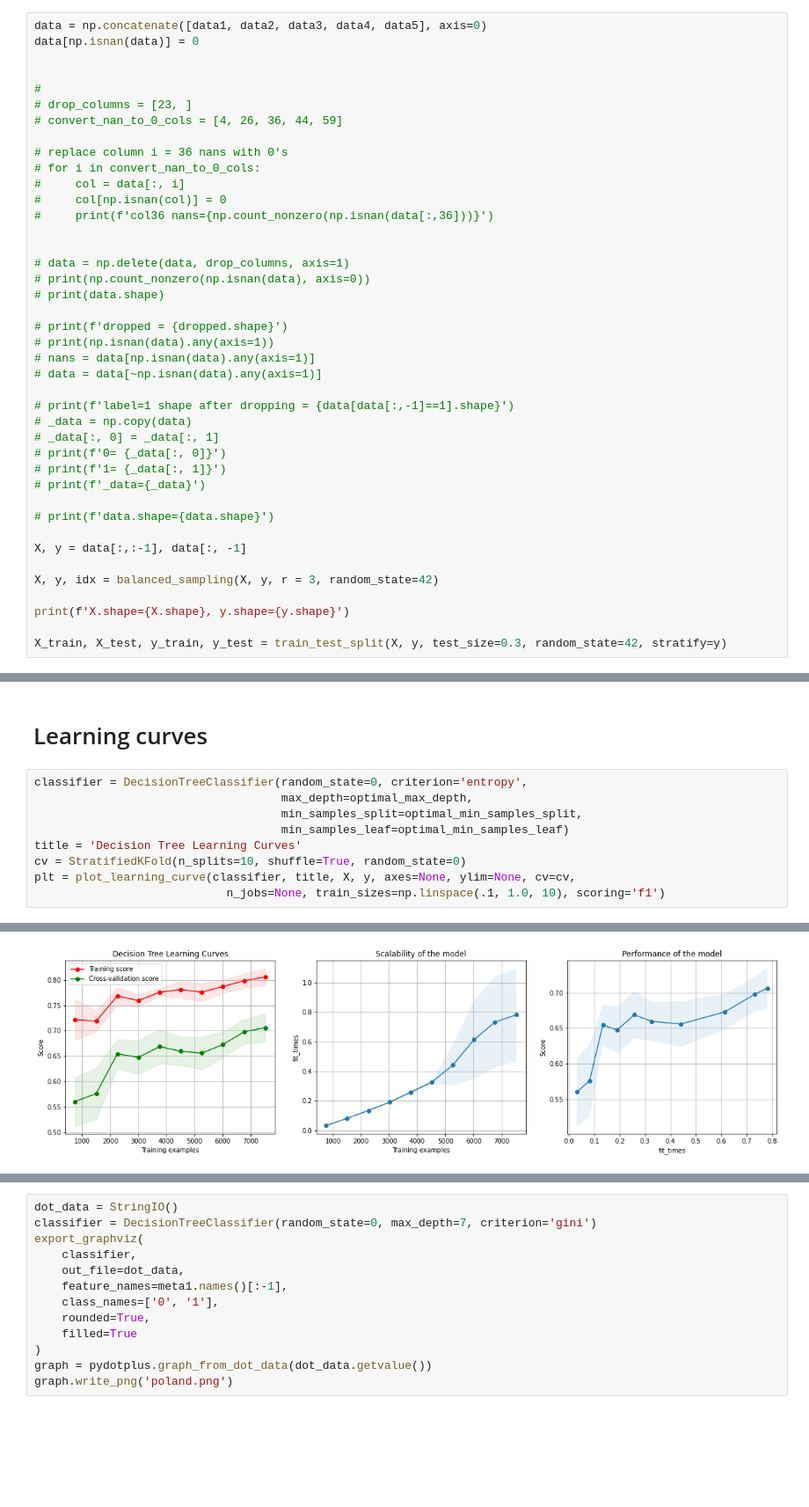
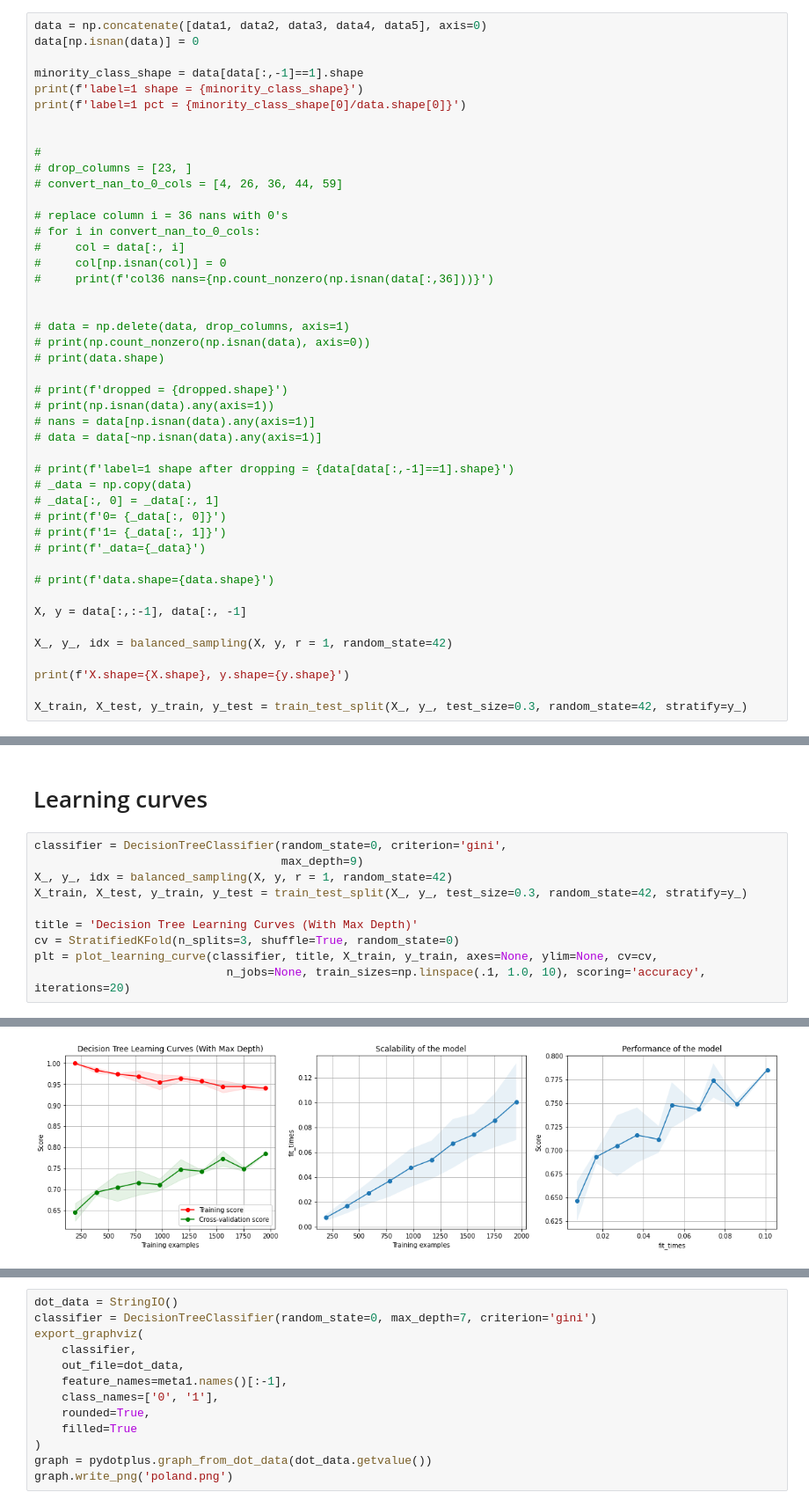
Before and after one commit to jayhtian/cs7641, a Jupyter notebook: supervised_learning/poland_decision_tree.ipynb, the cells around one changed output, grey strips where cells are left out. Shown at 88% size. Cells and saved outputs as stored; diff of their text form; blank space fills up the shorter version.

```diff
--- a/supervised_learning/poland_decision_tree.ipynb
+++ b/supervised_learning/poland_decision_tree.ipynb
@@ -50,6 +51,10 @@ with open('5year.arff','r') as f:
 # %%
 data = np.concatenate([data1, data2, data3, data4, data5], axis=0)
 data[np.isnan(data)] = 0
+
+minority_class_shape = data[data[:,-1]==1].shape
+print(f'label=1 shape = {minority_class_shape}')
+print(f'label=1 pct = {minority_class_shape[0]/data.shape[0]}')
 
 
 #
@@ -83,9 +88,9 @@ data[np.isnan(data)] = 0
 
 X, y = data[:,:-1], data[:, -1]
 
-X, y, idx = balanced_sampling(X, y, r = 3, random_state=42)
+X_, y_, idx = balanced_sampling(X, y, r = 1, random_state=42)
 
 print(f'X.shape={X.shape}, y.shape={y.shape}')
 
-X_train, X_test, y_train, y_test = train_test_split(X, y, test_size=0.3, random_state=42, stratify=y)
+X_train, X_test, y_train, y_test = train_test_split(X_, y_, test_size=0.3, random_state=42, stratify=y_)
 # %% [output]
@@ -216,12 +406,13 @@ optimal min_samples_leaf=21, f1=0.8566171048344223
 # %% [markdown]
 # Learning curves
 # %%
-classifier = DecisionTreeClassifier(random_state=0, criterion='entropy',
-                                    max_depth=optimal_max_depth,
-                                    min_samples_split=optimal_min_samples_split,
-                                    min_samples_leaf=optimal_min_samples_leaf)
-title = 'Decision Tree Learning Curves'
-cv = StratifiedKFold(n_splits=10, shuffle=True, random_state=0)
-plt = plot_learning_curve(classifier, title, X, y, axes=None, ylim=None, cv=cv,
-                            n_jobs=None, train_sizes=np.linspace(.1, 1.0, 10), scoring='f1')
+classifier = DecisionTreeClassifier(random_state=0, criterion='gini',
+                                    max_depth=9)
+X_, y_, idx = balanced_sampling(X, y, r = 1, random_state=42)
+X_train, X_test, y_train, y_test = train_test_split(X_, y_, test_size=0.3, random_state=42, stratify=y_)
+
+title = 'Decision Tree Learning Curves (With Max Depth)'
+cv = StratifiedKFold(n_splits=3, shuffle=True, random_state=0)
+plt = plot_learning_curve(classifier, title, X_train, y_train, axes=None, ylim=None, cv=cv,
+                            n_jobs=None, train_sizes=np.linspace(.1, 1.0, 10), scoring='accuracy', iterations=20)
 # %% [output]
@@ -228 +436 @@ plt = plot_learning_curve(classifier, title, X, y, axes=None, ylim=None, cv=cv,
-[figure, old version]
+[figure, new version]
```
Also changed, not shown: parts of 33 cells of this notebook, 31 other files.
